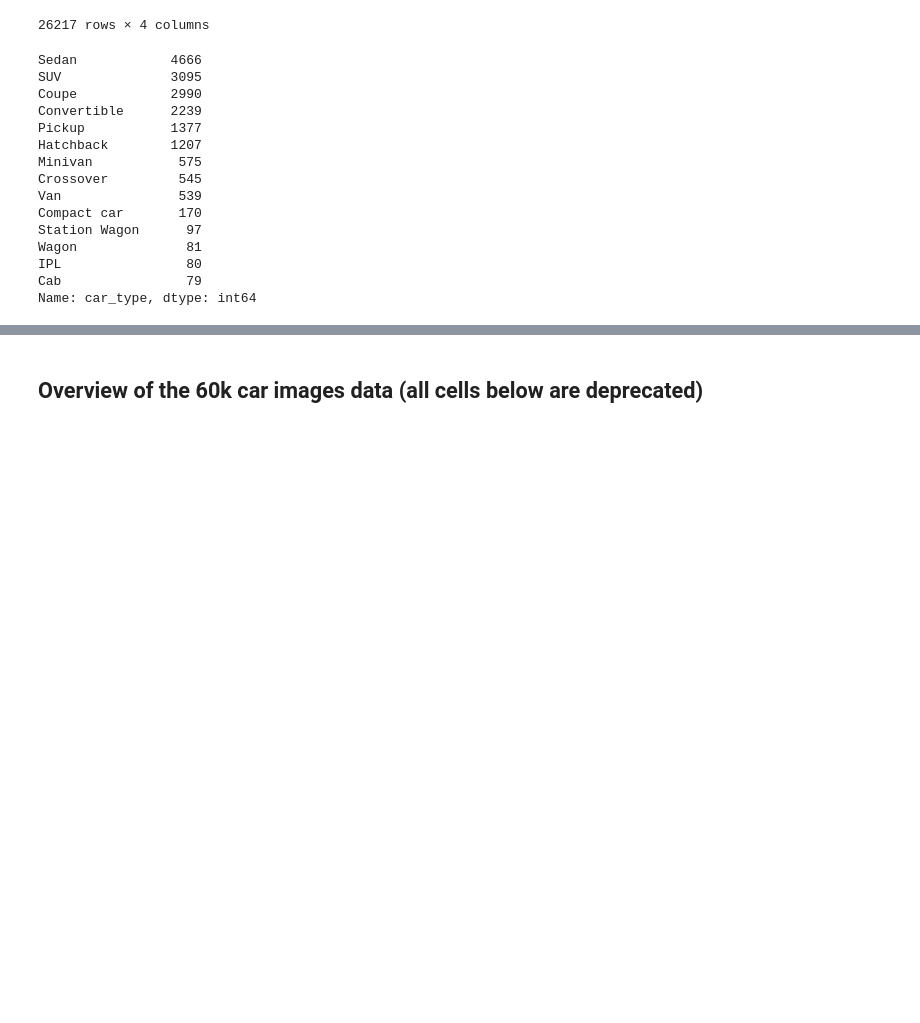
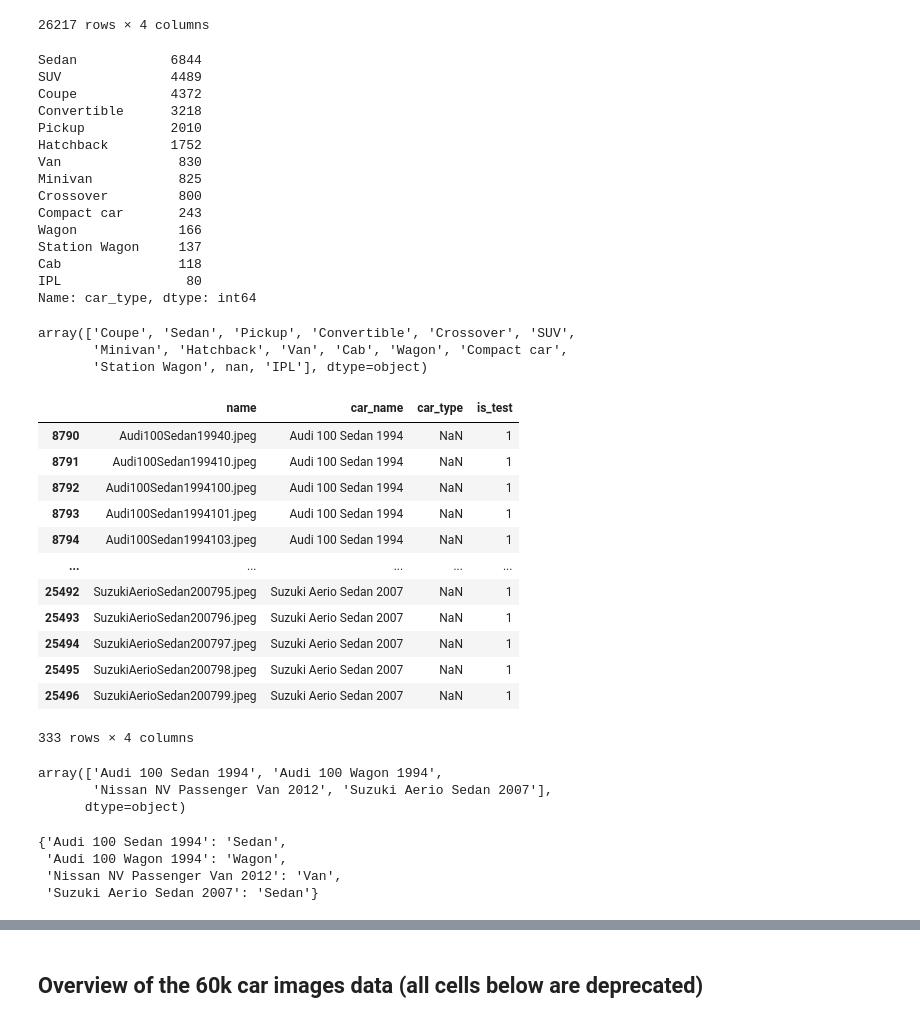
Before and after one commit to MrChriwo/car-body-prediction, a Jupyter notebook: services/data_labeling/Label_checker.ipynb, the cells around one changed output, grey strips where cells are left out. Cells and saved outputs as stored; diff of their text form; code cells hidden in the pictures; blank space fills up the shorter version.

Commit message:
replace NaN values and IPL

```diff
--- a/services/data_labeling/Label_checker.ipynb
+++ b/services/data_labeling/Label_checker.ipynb
@@ -892,20 +894,64 @@ test_import
 | 26216 | RamCVCargoVanMinivan201299.jpeg | Ram C/V Cargo Van Minivan 2012 | Minivan | 1 |
 26217 rows × 4 columns
 # %%
-test["car_type"].value_counts()
+test_import["car_type"].value_counts()
 # %% [output]
-Sedan            4666
-SUV              3095
-Coupe            2990
-Convertible      2239
-Pickup           1377
-Hatchback        1207
-Minivan           575
-Crossover         545
-Van               539
-Compact car       170
-Station Wagon      97
-Wagon              81
+Sedan            6844
+SUV              4489
+Coupe            4372
+Convertible      3218
+Pickup           2010
+Hatchback        1752
+Van               830
+Minivan           825
+Crossover         800
+Compact car       243
+Wagon             166
+Station Wagon     137
+Cab               118
 IPL                80
-Cab                79
 Name: car_type, dtype: int64
+# %%
+test_import["car_type"].unique()
+# %% [output]
+array(['Coupe', 'Sedan', 'Pickup', 'Convertible', 'Crossover', 'SUV',
+       'Minivan', 'Hatchback', 'Van', 'Cab', 'Wagon', 'Compact car',
+       'Station Wagon', nan, 'IPL'], dtype=object)
+# %%
+nans = test_import[test_import["car_type"].isna()]
+nans
+# %% [output]
+|  | name | car_name | car_type | is_test |
+| 8790 | Audi100Sedan19940.jpeg | Audi 100 Sedan 1994 | NaN | 1 |
+| 8791 | Audi100Sedan199410.jpeg | Audi 100 Sedan 1994 | NaN | 1 |
+| 8792 | Audi100Sedan1994100.jpeg | Audi 100 Sedan 1994 | NaN | 1 |
+| 8793 | Audi100Sedan1994101.jpeg | Audi 100 Sedan 1994 | NaN | 1 |
+| 8794 | Audi100Sedan1994103.jpeg | Audi 100 Sedan 1994 | NaN | 1 |
+| ... | ... | ... | ... | ... |
+| 25492 | SuzukiAerioSedan200795.jpeg | Suzuki Aerio Sedan 2007 | NaN | 1 |
+| 25493 | SuzukiAerioSedan200796.jpeg | Suzuki Aerio Sedan 2007 | NaN | 1 |
+| 25494 | SuzukiAerioSedan200797.jpeg | Suzuki Aerio Sedan 2007 | NaN | 1 |
+| 25495 | SuzukiAerioSedan200798.jpeg | Suzuki Aerio Sedan 2007 | NaN | 1 |
+| 25496 | SuzukiAerioSedan200799.jpeg | Suzuki Aerio Sedan 2007 | NaN | 1 |
+333 rows × 4 columns
+# %%
+nan_uniques = nans["car_name"].unique()
+nan_uniques
+# %% [output]
+array(['Audi 100 Sedan 1994', 'Audi 100 Wagon 1994',
+       'Nissan NV Passenger Van 2012', 'Suzuki Aerio Sedan 2007'],
+      dtype=object)
+# %%
+nan_replacements = {}
+
+for i in nan_uniques:
+    split = i.split(" ")
+    body = split[-2]
+    struct = {i:body}
+    nan_replacements.update(struct)
+nan_replacements
+# %% [output]
+{'Audi 100 Sedan 1994': 'Sedan',
+ 'Audi 100 Wagon 1994': 'Wagon',
+ 'Nissan NV Passenger Van 2012': 'Van',
+ 'Suzuki Aerio Sedan 2007': 'Sedan'}
```
Also changed, not shown: parts of 5 cells of this notebook, 1 other file.
